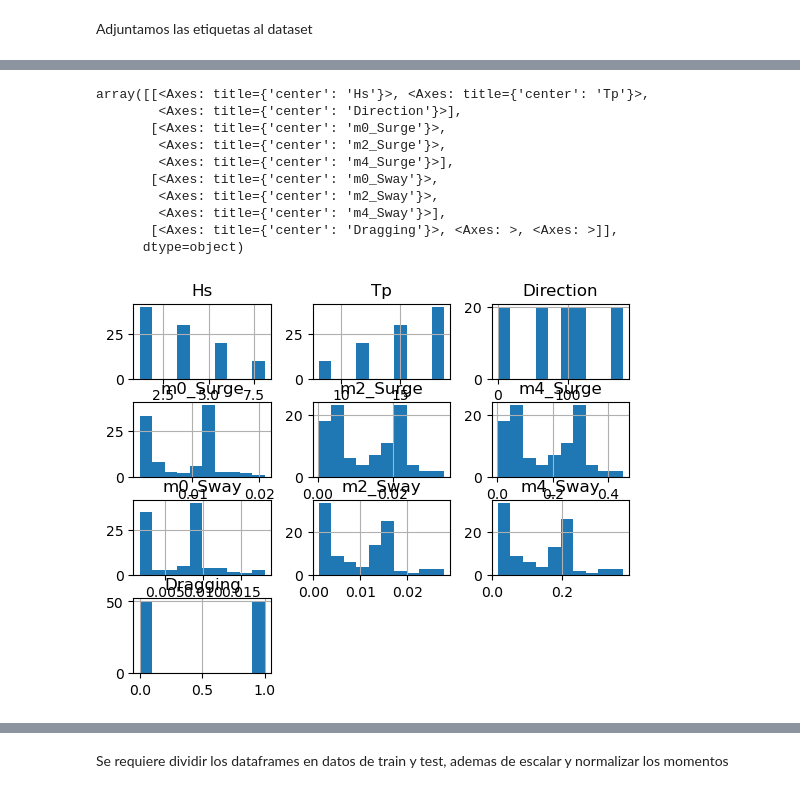
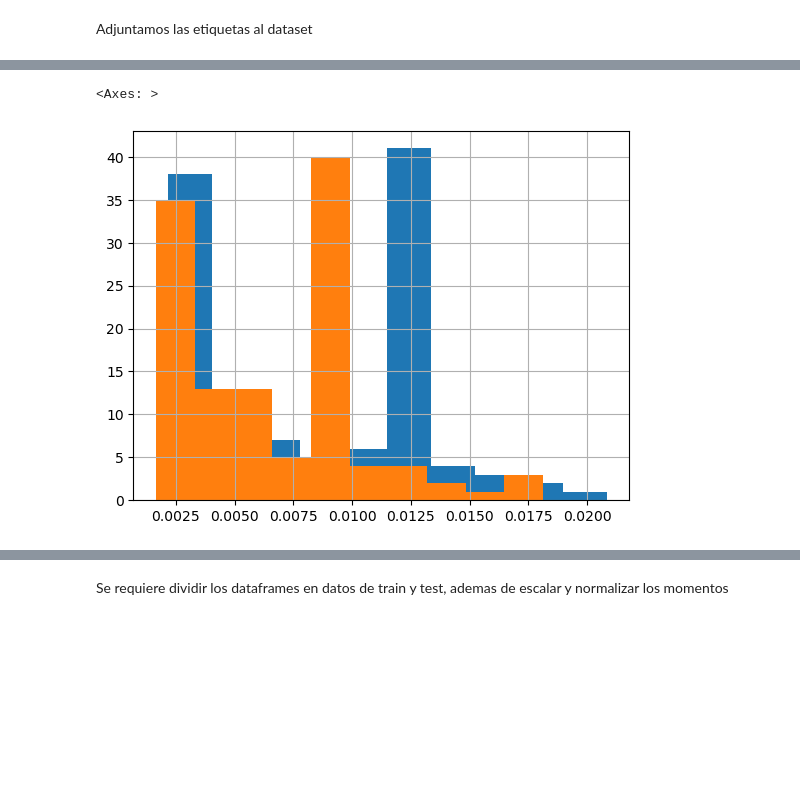
Before and after one commit to arturodmor/Mooring_anomaly_detector, a Jupyter notebook: notebooks/training_testing.ipynb, the cells around one changed output, grey strips where cells are left out. Drawn from its saved outputs; the diff is of its cells as text; code cells hidden in the pictures; blank space fills up the shorter version.

```diff
--- a/notebooks/training_testing.ipynb
+++ b/notebooks/training_testing.ipynb
@@ -127,14 +115,6 @@ dataset
 # %%
-dataset.hist()
+dataset['m0_Surge'].hist()
+dataset['m0_Sway'].hist()
 # %% [output]
-array([[<Axes: title={'center': 'Hs'}>, <Axes: title={'center': 'Tp'}>,
-        <Axes: title={'center': 'Direction'}>],
-       [<Axes: title={'center': 'm0_Surge'}>,
-        <Axes: title={'center': 'm2_Surge'}>,
-        <Axes: title={'center': 'm4_Surge'}>],
-       [<Axes: title={'center': 'm0_Sway'}>,
-        <Axes: title={'center': 'm2_Sway'}>,
-        <Axes: title={'center': 'm4_Sway'}>],
-       [<Axes: title={'center': 'Dragging'}>, <Axes: >, <Axes: >]],
-      dtype=object)
+<Axes: >
-[figure, old version]
+[figure, new version]
```
Also changed, not shown: parts of 83 cells of this notebook, 2 other files.
